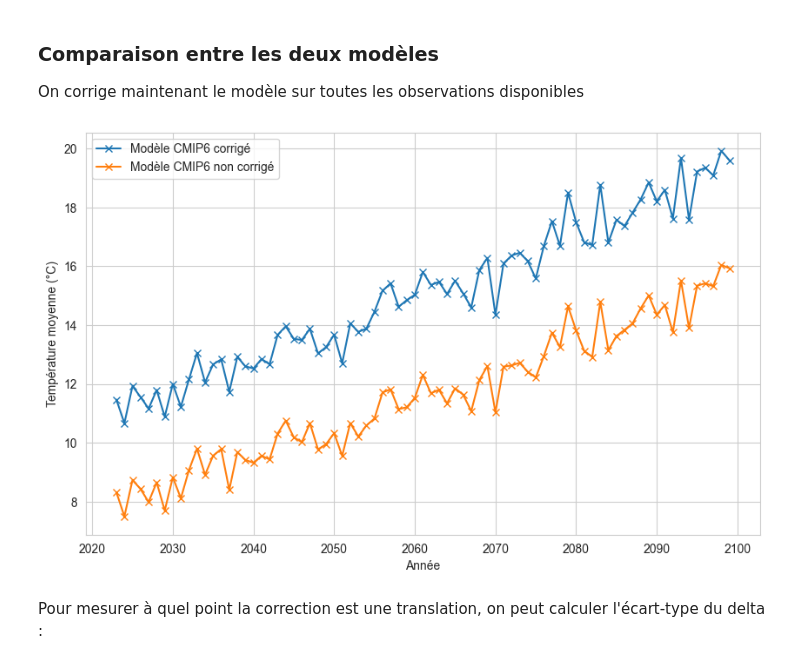
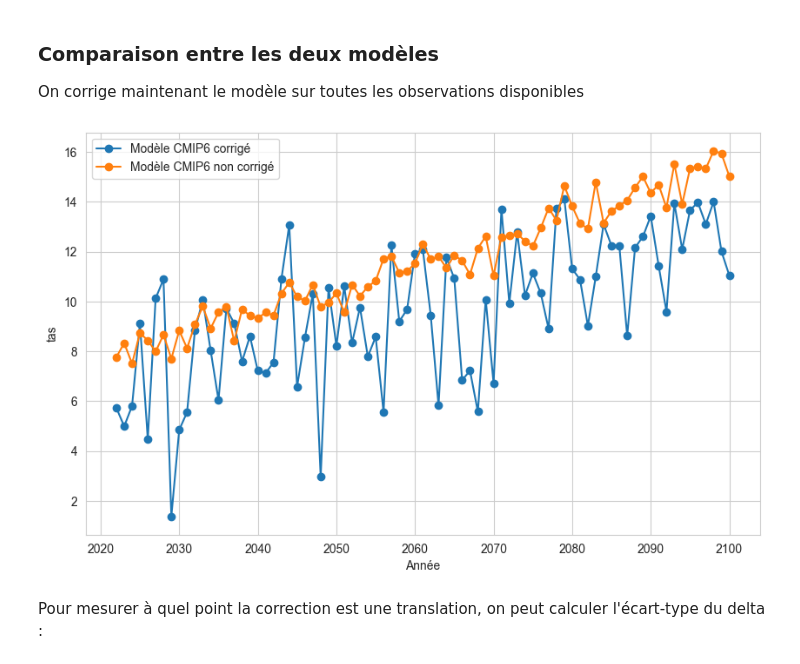
Before and after one commit to tristanczz/statapp_edf_25, a Jupyter notebook: MAIN.ipynb, the cells around one changed output. Cells and saved outputs as stored; diff of their text form; code cells hidden in the pictures.

```diff
--- a/MAIN.ipynb
+++ b/MAIN.ipynb
@@ -213,31 +192,10 @@ Le modèle corrigé correspond mieux aux observations. A une translation près,
 ### Comparaison entre les deux modèles
 
 On corrige maintenant le modèle sur toutes les observations disponibles
-# %%
-modele_to_2022 = modele[(modele['year'] >= 1982) & (modele['year'] <= 2022)]['tas'].values
-modele_from_2023 = modele[(modele['year'] >= 2023) & (modele['year'] <= 2100)]['tas'].values
-
-modele_corrige, ecdf_modele_corrige = functions.cdf_t_univ(modele_to_2022, obs['tas'].values, modele_from_2023)
-
-df = pd.DataFrame({
-    'valeurs_modele': modele_from_2023,
-    'valeurs_corrigees': modele_corrige,
-    'year': modele[(modele['year'] >= 2023) & (modele['year'] <= 2100)]['year'].values
-})
-
-tas_per_year_modele_corrige_2023_2100 = [df[df['year'] == m]['valeurs_corrigees'].mean() for m in range(2023, 2100)]
-tas_per_year_modele_2023_2100 = [modele[modele['year'] == m]['tas'].mean() for m in range(2023, 2100)]
-
-plt.figure(figsize=(10, 6))
-plt.grid(True)
-plt.xlabel('Année')
-plt.ylabel('Température moyenne (°C)')
-plt.plot(range(2023, 2100), tas_per_year_modele_corrige_2023_2100, 'x-', label='Modèle CMIP6 corrigé')
-plt.plot(range(2023, 2100), tas_per_year_modele_2023_2100, 'x-', label='Modèle CMIP6 non corrigé')
-plt.legend()
-plt.show()
-# %% [output]
-[figure, removed]
+# %%
+all_months_crossed_fut = functions.plot_year_per_year_fut(obs, modele, [3], var='tas')
+# %% [output]
+[figure, added]
 # %% [markdown]
 Pour mesurer à quel point la correction est une translation, on peut calculer l'écart-type du delta :
 # %%
```
Also changed, not shown: parts of 27 cells of this notebook, 11 other files.
